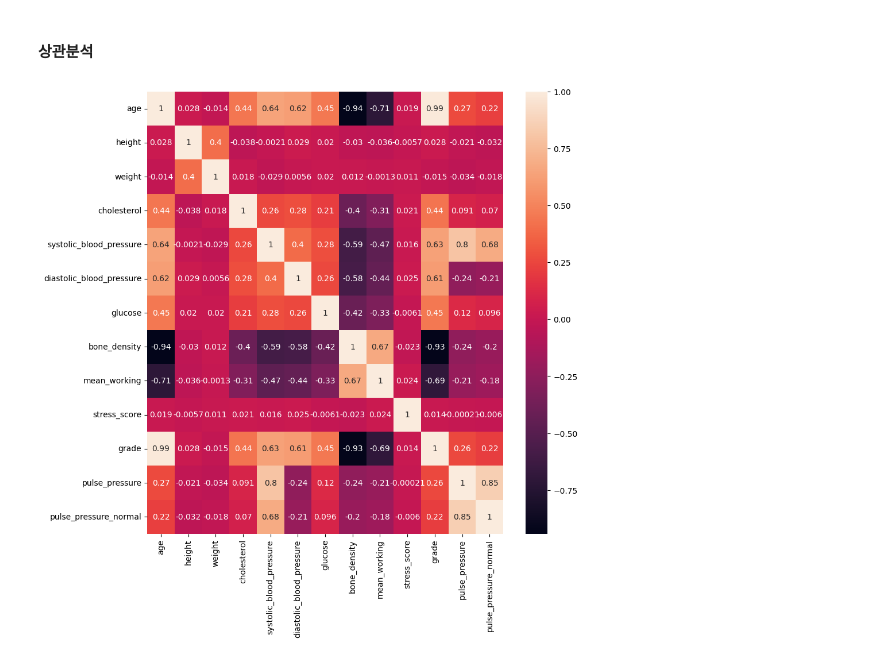
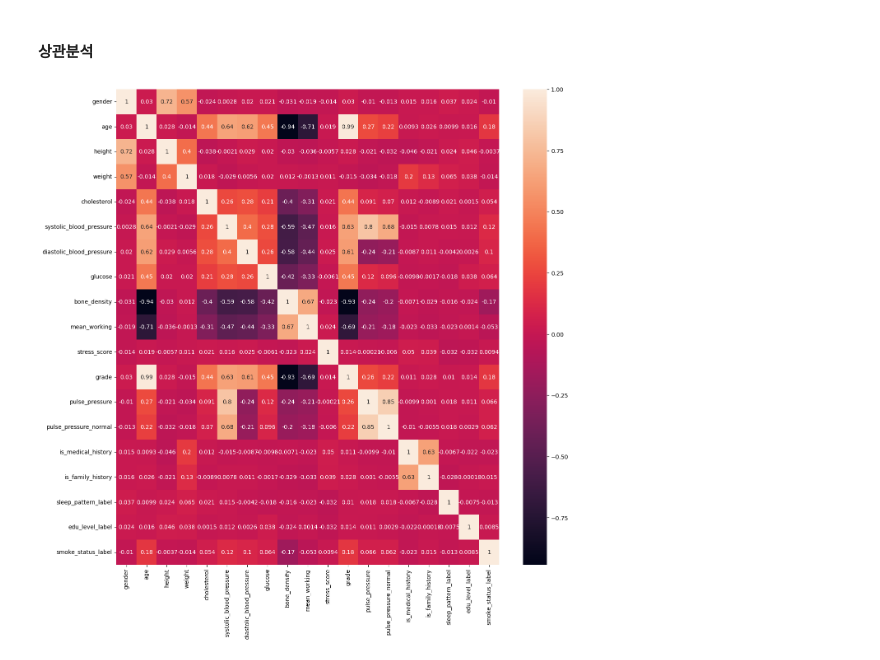
Before and after one commit to HOYUN-Y/DataAnalytics_projects, a Jupyter notebook: dacon_stress_prediction/data_preprocessing.ipynb, the cells around one changed output. Saved outputs shown, nothing was run; the diff lists cells and outputs as text; code cells hidden in the pictures.

```diff
--- a/dacon_stress_prediction/data_preprocessing.ipynb
+++ b/dacon_stress_prediction/data_preprocessing.ipynb
@@ -408,0 +450,13 @@ train['family_medical_history'] = train['family_medical_history'].fillna('None')
+# %%
+def class_div(x):
+    if x == 'None':
+        return 0
+    else:
+        return 1
+
+#is_medical_history
+train['is_medical_history']=train['medical_history'].apply(class_div)
+#is_family_history
+train['is_family_history'] = train['family_medical_history'].apply(class_div)
+
+train[['medical_history','family_medical_history','is_medical_history','is_family_history']]
@@ -412,0 +490,13 @@ train['edu_level'] = train['edu_level'].fillna('None')
+# %%
+def edu_level(x):
+    if x == 'high school diploma':
+        return 1
+    if x == 'bachelors degree':
+        return 2
+    if x == 'graduate degree':
+        return 3
+    else:
+        return 0
+# %%
+train['edu_level_label'] = train['edu_level'].apply(edu_level)
+train[['edu_level','edu_level_label']]
@@ -434,0 +576,4 @@ train['gender'] = train['gender'].apply(lambda x: 1 if x == 'M' else 0)
+# %%
+#ID, activity, smkoe_status, medical_history, famliy_medical_history, edu_level, sleep_pattern
+train_numeric=train.drop(['ID', 'activity', 'smoke_status', 'medical_history', 'family_medical_history', 'edu_level', 'sleep_pattern'], axis=1)
+train_numeric.info()
@@ -436,9 +599,9 @@ train['gender'] = train['gender'].apply(lambda x: 1 if x == 'M' else 0)
 #### 상관분석
 # %%
 # 상관분석
-corr = train.corr(numeric_only=True)
-plt.figure(figsize=(10,10))
+corr = train_numeric.corr(numeric_only=True)
+plt.figure(figsize=(15,15))
 sns.heatmap(corr, annot=True)
 plt.show()
 # %% [output]
-[figure, old version]
+[figure, new version]
```
Also changed, not shown: parts of 23 cells of this notebook, 6 other files.
